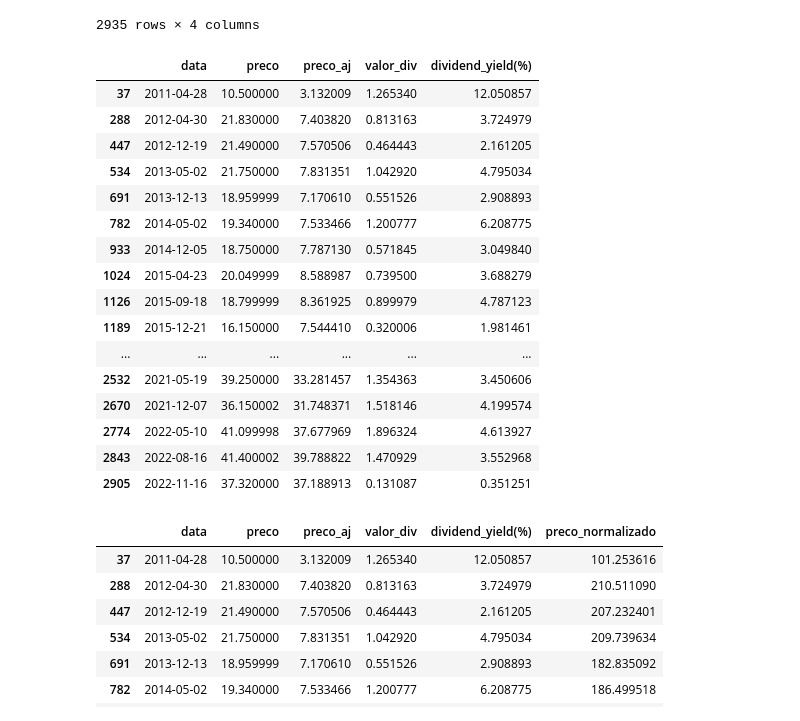
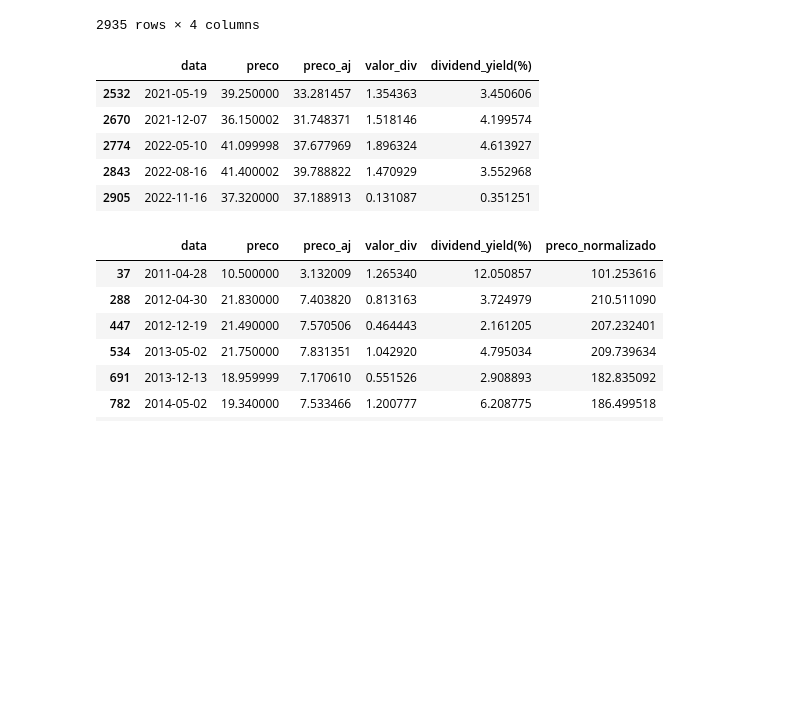
Before and after one commit to crdcj/medium, a Jupyter notebook: HGLG/hglg11_vs_taee11.ipynb, the cells around one changed output. Cells and saved outputs as stored; diff of their text form; code cells hidden in the pictures; blank space fills up the shorter version.

Commit message:
Inclusão da TAEE11

```diff
--- a/HGLG/hglg11_vs_taee11.ipynb
+++ b/HGLG/hglg11_vs_taee11.ipynb
@@ -149,6 +139,7 @@ taee11_precos = (
     .query('data >= "2011-03-02"')
     # Selecionar apenas as colunas de interesse
     [['data', 'preco']]
+    .reset_index(drop=True)
 )
 taee11_precos
 # %% [output]
@@ -207,20 +201,10 @@ taee11_precos
 # %%
 # Calcular o dividend_yield
 taee11_precos["dividend_yield(%)"] = 100 * taee11_precos["valor_div"] / taee11_precos["preco"]
-taee11_precos.query("valor_div > 0")
+# Dividend yield mais recentes
+taee11_precos.query("valor_div > 0").tail()
 # %% [output]
 |  | data | preco | preco_aj | valor_div | dividend_yield(%) |
-| 37 | 2011-04-28 | 10.500000 | 3.132009 | 1.265340 | 12.050857 |
-| 288 | 2012-04-30 | 21.830000 | 7.403820 | 0.813163 | 3.724979 |
-| 447 | 2012-12-19 | 21.490000 | 7.570506 | 0.464443 | 2.161205 |
-| 534 | 2013-05-02 | 21.750000 | 7.831351 | 1.042920 | 4.795034 |
-| 691 | 2013-12-13 | 18.959999 | 7.170610 | 0.551526 | 2.908893 |
-| 782 | 2014-05-02 | 19.340000 | 7.533466 | 1.200777 | 6.208775 |
-| 933 | 2014-12-05 | 18.750000 | 7.787130 | 0.571845 | 3.049840 |
-| 1024 | 2015-04-23 | 20.049999 | 8.588987 | 0.739500 | 3.688279 |
-| 1126 | 2015-09-18 | 18.799999 | 8.361925 | 0.899979 | 4.787123 |
-| 1189 | 2015-12-21 | 16.150000 | 7.544410 | 0.320006 | 1.981461 |
-| ... | ... | ... | ... | ... | ... |
 | 2532 | 2021-05-19 | 39.250000 | 33.281457 | 1.354363 | 3.450606 |
 | 2670 | 2021-12-07 | 36.150002 | 31.748371 | 1.518146 | 4.199574 |
 | 2774 | 2022-05-10 | 41.099998 | 37.677969 | 1.896324 | 4.613927 |
```
Also changed, not shown: parts of 9 cells of this notebook, 2 other files.
